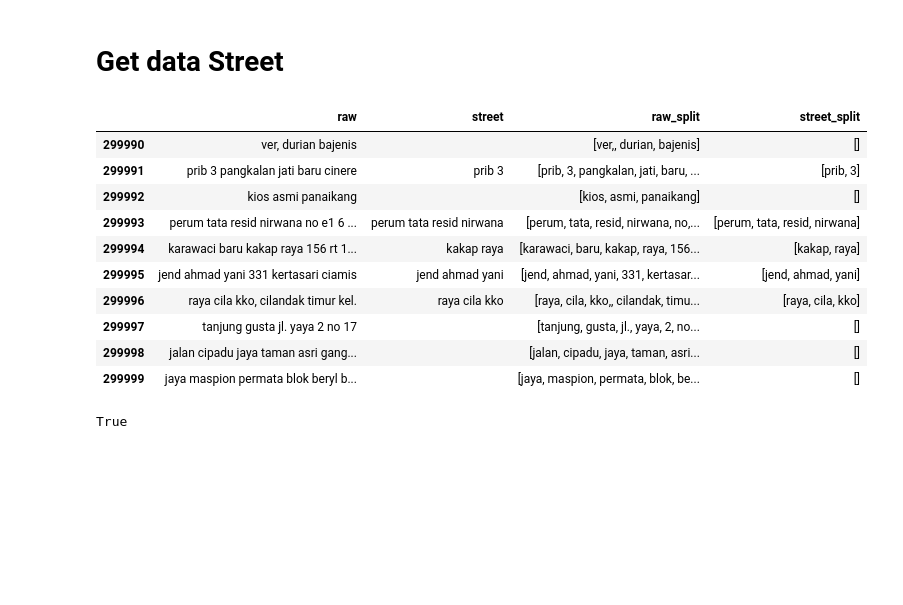
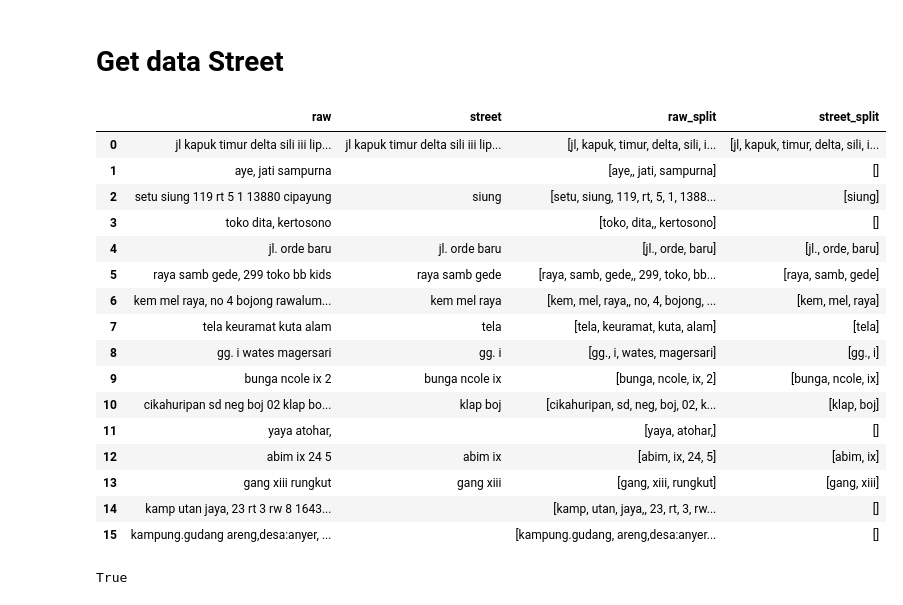
Before and after one commit to andreasmmadjiah/shopee_POIstreet, a Jupyter notebook: data_NER.ipynb, the cells around one changed output. Cells and saved outputs as stored; diff of their text form; code cells hidden in the pictures; blank space fills up the shorter version.

```diff
--- a/data_NER.ipynb
+++ b/data_NER.ipynb
@@ -53,20 +57,26 @@ raw_split = train['raw_address'].apply(lambda x: x.split(' '))
 
 
 data_train = pd.DataFrame({'raw':train['raw_address'].values,'street':street, 'raw_split':raw_split,'street_split':street_split})
-# %%
-data_train.tail(10)
-# %% [output]
-|  | raw | street | raw_split | street_split |
-| 299990 | ver, durian bajenis |  | [ver,, durian, bajenis] | [] |
-| 299991 | prib 3 pangkalan jati baru cinere | prib 3 | [prib, 3, pangkalan, jati, baru, ... | [prib, 3] |
-| 299992 | kios asmi panaikang |  | [kios, asmi, panaikang] | [] |
-| 299993 | perum tata resid nirwana no e1 6 ... | perum tata resid nirwana | [perum, tata, resid, nirwana, no,... | [perum, tata, resid, nirwana] |
-| 299994 | karawaci baru kakap raya 156 rt 1... | kakap raya | [karawaci, baru, kakap, raya, 156... | [kakap, raya] |
-| 299995 | jend ahmad yani 331 kertasari ciamis | jend ahmad yani | [jend, ahmad, yani, 331, kertasar... | [jend, ahmad, yani] |
-| 299996 | raya cila kko, cilandak timur kel. | raya cila kko | [raya, cila, kko,, cilandak, timu... | [raya, cila, kko] |
-| 299997 | tanjung gusta jl. yaya 2 no 17 |  | [tanjung, gusta, jl., yaya, 2, no... | [] |
-| 299998 | jalan cipadu jaya taman asri gang... |  | [jalan, cipadu, jaya, taman, asri... | [] |
-| 299999 | jaya maspion permata blok beryl b... |  | [jaya, maspion, permata, blok, be... | [] |
+# %%
+data_train.head(16)
+# %% [output]
+|  | raw | street | raw_split | street_split |
+| 0 | jl kapuk timur delta sili iii lip... | jl kapuk timur delta sili iii lip... | [jl, kapuk, timur, delta, sili, i... | [jl, kapuk, timur, delta, sili, i... |
+| 1 | aye, jati sampurna |  | [aye,, jati, sampurna] | [] |
+| 2 | setu siung 119 rt 5 1 13880 cipayung | siung | [setu, siung, 119, rt, 5, 1, 1388... | [siung] |
+| 3 | toko dita, kertosono |  | [toko, dita,, kertosono] | [] |
+| 4 | jl. orde baru | jl. orde baru | [jl., orde, baru] | [jl., orde, baru] |
+| 5 | raya samb gede, 299 toko bb kids | raya samb gede | [raya, samb, gede,, 299, toko, bb... | [raya, samb, gede] |
+| 6 | kem mel raya, no 4 bojong rawalum... | kem mel raya | [kem, mel, raya,, no, 4, bojong, ... | [kem, mel, raya] |
+| 7 | tela keuramat kuta alam | tela | [tela, keuramat, kuta, alam] | [tela] |
+| 8 | gg. i wates magersari | gg. i | [gg., i, wates, magersari] | [gg., i] |
+| 9 | bunga ncole ix 2 | bunga ncole ix | [bunga, ncole, ix, 2] | [bunga, ncole, ix] |
+| 10 | cikahuripan sd neg boj 02 klap bo... | klap boj | [cikahuripan, sd, neg, boj, 02, k... | [klap, boj] |
+| 11 | yaya atohar, |  | [yaya, atohar,] | [] |
+| 12 | abim ix 24 5 | abim ix | [abim, ix, 24, 5] | [abim, ix] |
+| 13 | gang xiii rungkut | gang xiii | [gang, xiii, rungkut] | [gang, xiii] |
+| 14 | kamp utan jaya, 23 rt 3 rw 8 1643... |  | [kamp, utan, jaya,, 23, rt, 3, rw... | [] |
+| 15 | kampung.gudang areng,desa:anyer, ... |  | [kampung.gudang, areng,desa:anyer... | [] |
 # %%
 # # !pip install fuzzywuzzy
 # # fuzz.ratio('raya','jaya')
```
Also changed, not shown: parts of 3 cells of this notebook, 3 other files.
